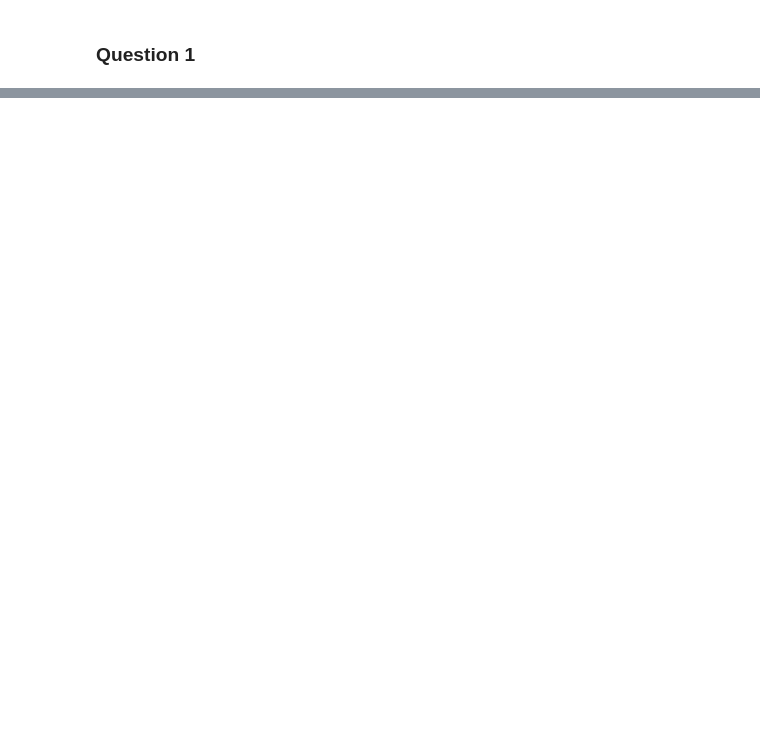
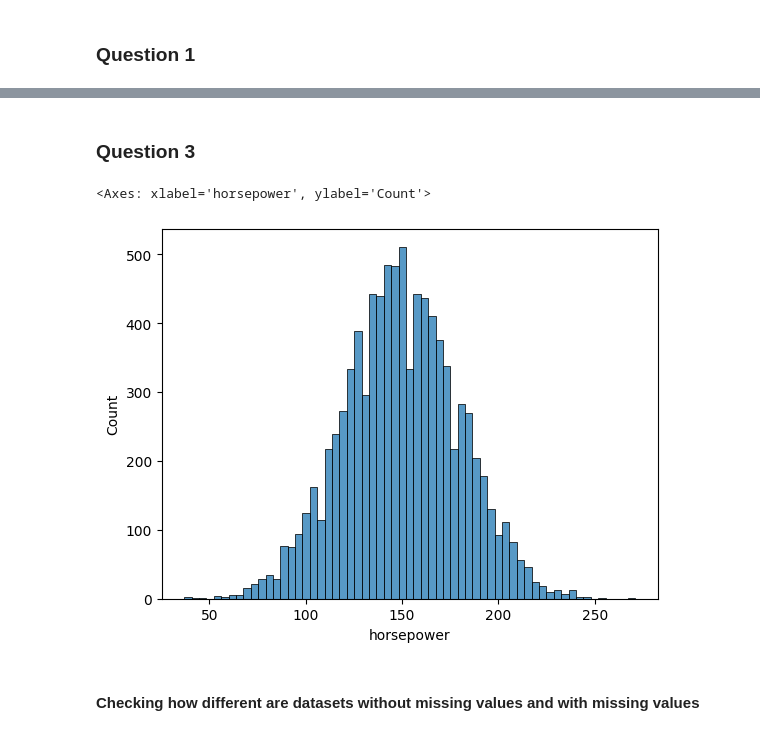
Before and after one commit to ahinski/ml-zoomcamp, a Jupyter notebook: 02-homework/honework_2.ipynb, the cells around one changed output, grey strips where cells are left out. Cells and saved outputs as stored; diff of their text form; code cells hidden in the pictures; blank space fills up the shorter version.

```diff
--- a/02-homework/honework_2.ipynb
+++ b/02-homework/honework_2.ipynb
@@ -13,0 +34,9 @@ FileNotFoundError: [Errno 2] No such file or directory: 'car_fuel_efficiency.csv
+# %% [markdown]
+### Question 3
+# %%
+sns.histplot(df['horsepower'])
+# %% [output]
+<Axes: xlabel='horsepower', ylabel='Count'>
+[figure, added]
+# %% [markdown]
+#### Checking how different are datasets without missing values and with missing values
```
Also changed, not shown: parts of 20 cells of this notebook.
